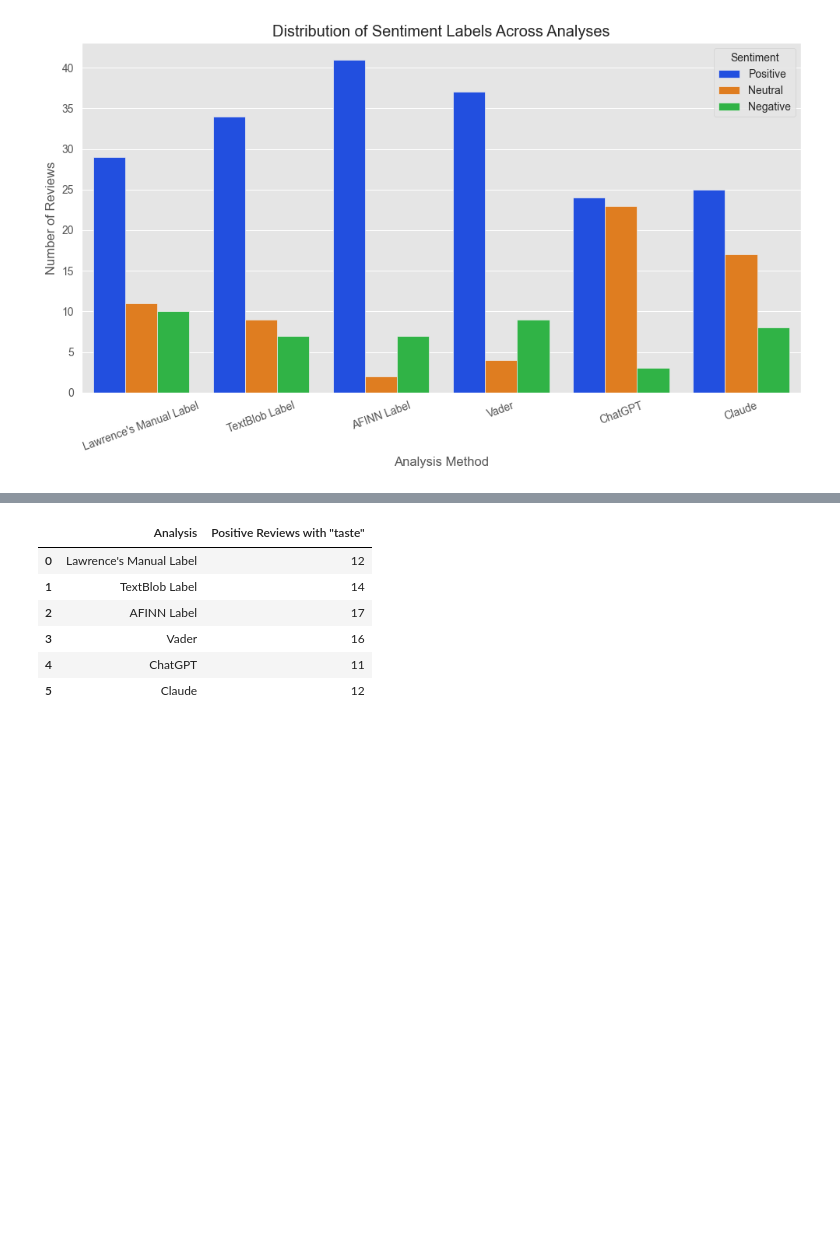
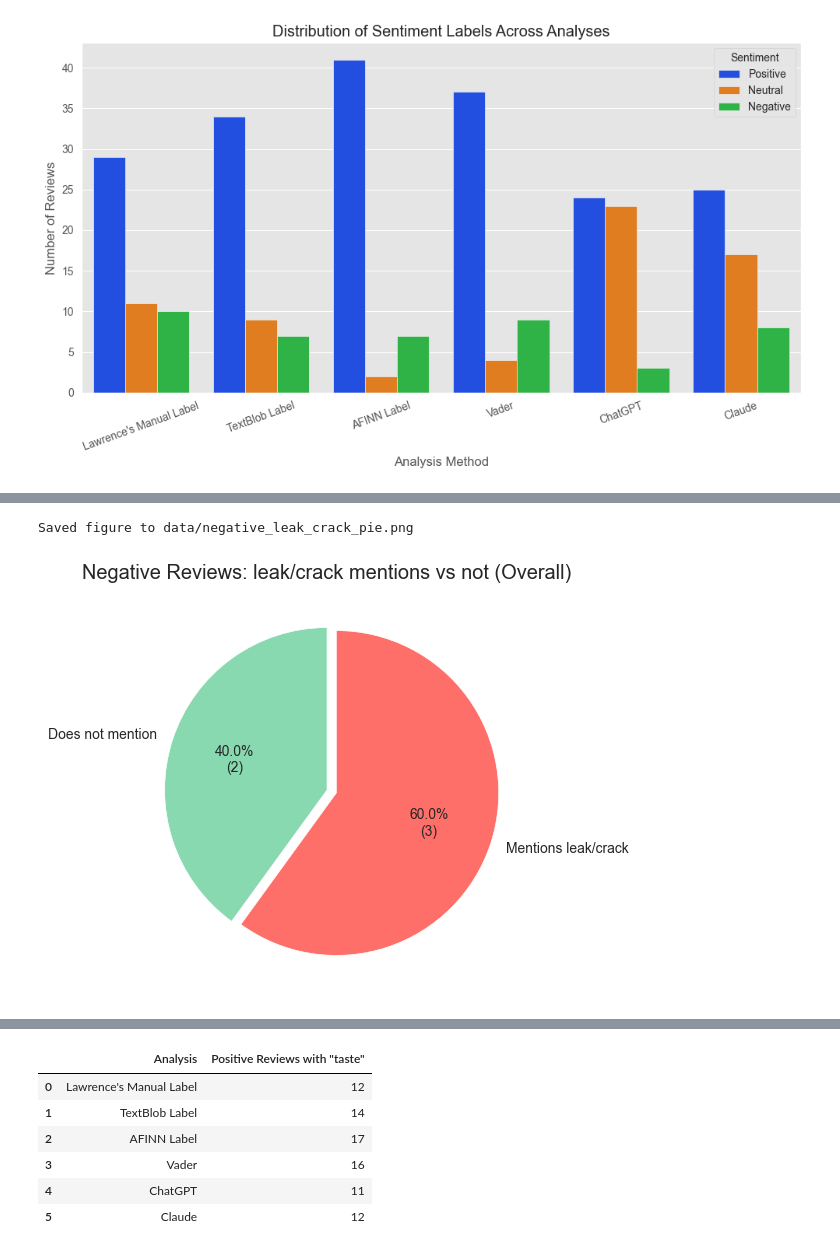
Before and after one commit to MyLightIsOn/sentiment-analysis-study, a Jupyter notebook: distribution.ipynb, the cells around one changed output, grey strips where cells are left out. Cells and saved outputs as stored; diff of their text form; code cells hidden in the pictures; blank space fills up the shorter version.

```diff
--- a/distribution.ipynb
+++ b/distribution.ipynb
@@ -138,0 +268,43 @@ We examine, for each analysis method, how many reviews labeled Positive include
+# %%
+# Filter to negative overall reviews
+neg_mask = pd.Series(overall) == 'Negative'
+neg_reviews = df.loc[neg_mask.values]
+
+# Boolean mask for mentions within negative reviews
+neg_mention = neg_reviews['Review Text'].astype(str).str.contains('leak|crack', case=False, na=False)
+
+neg_with_issue = int(neg_mention.sum())
+neg_total = int(neg_reviews.shape[0])
+neg_without_issue = int(max(neg_total - neg_with_issue, 0))
+
+# Handle edge case: no negative reviews
+if neg_total == 0:
+    plt.figure(figsize=(5, 5))
+    plt.text(0.5, 0.5, 'No negative reviews', ha='center', va='center', fontsize=12)
+    plt.axis('off')
+else:
+    plt.figure(figsize=(6, 6))
+    sizes = [neg_with_issue, neg_without_issue]
+    labels = ['Mentions leak/crack', 'Does not mention']
+    colors = ['#ff6f69', '#88d8b0']
+    explode = (0.06, 0)
+    plt.pie(
+        sizes,
+        labels=labels,
+        autopct=lambda p: f"{p:.1f}%\n({int(round(p/100*neg_total))})" if p > 0 else '',
+        startangle=90,
+        colors=colors,
+        explode=explode,
+        counterclock=False,
+        wedgeprops=dict(edgecolor='white')
+    )
+    plt.title('Negative Reviews: leak/crack mentions vs not (Overall)')
+    plt.tight_layout()
+
+# Save figure
+neg_leak_crack_pie_path = fig_dir / 'negative_leak_crack_pie.png'
+plt.savefig(neg_leak_crack_pie_path, dpi=200)
+print(f"Saved figure to {neg_leak_crack_pie_path}")
+# %% [output]
+Saved figure to data/negative_leak_crack_pie.png
+[figure, added]
```
Also changed, not shown: parts of 9 cells of this notebook.
